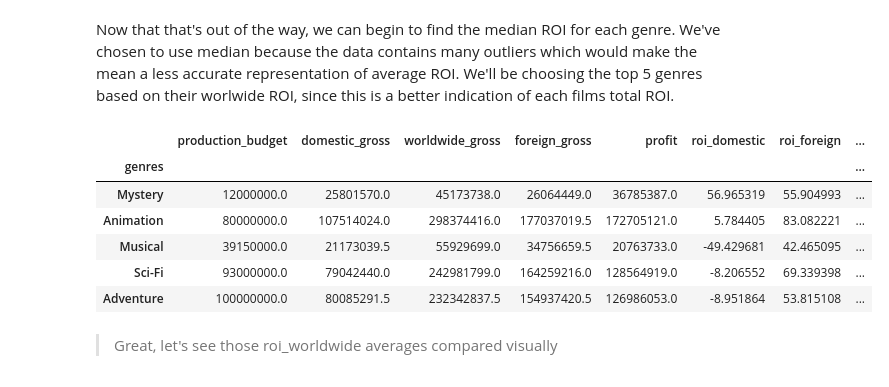
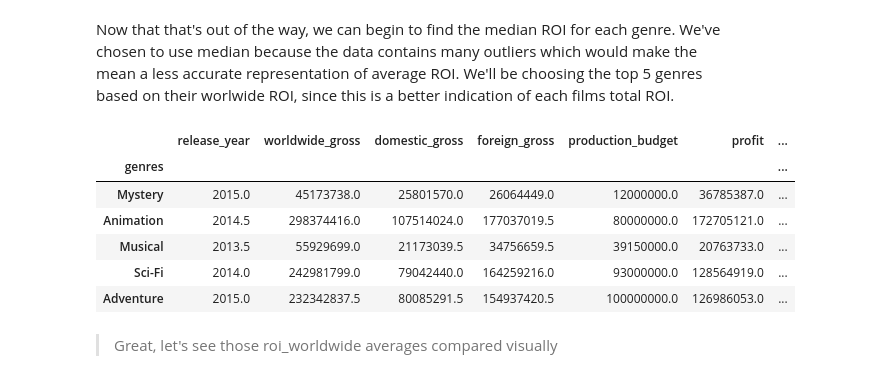
Before and after one commit to learn-co-curriculum/dsc-phase-1-project, a Jupyter notebook: project.ipynb, the cells around one changed output. Saved outputs shown, nothing was run; the diff lists cells and outputs as text; code cells hidden in the pictures.

```diff
--- a/project.ipynb
+++ b/project.ipynb
@@ -83,6 +90,6 @@ df.head(2)
 # %%
 #filter the dataframe to only show movies released in the last ten years
-df = df.loc[(df['release_date'] >= '2011-01-01')]
+df = df.loc[(df['release_year'] >= 2011)]
 df.info()
 # %% [output]
 <class 'pandas.core.frame.DataFrame'>
@@ -106,8 +113,8 @@ dtypes: float64(3), int64(5), object(4)
 memory usage: 133.1+ KB
 # %%
 #the genres for each movie are in a list. I need to seperate the genres so i can perform further analysis
-df = df.explode('genres')#,ignore_index=True)
-df['genres'].unique()
+genres_exp = df.explode('genres')#,ignore_index=True)
+genres_exp['genres'].unique()
 # %% [output]
 array(['Action', 'Adventure', 'Fantasy', 'Sci-Fi', 'Thriller', 'Western',
        'Family', 'Crime', 'Comedy', 'Animation', 'Horror', 'Drama',
@@ -117,18 +124,18 @@ array(['Action', 'Adventure', 'Fantasy', 'Sci-Fi', 'Thriller', 'Western',
 Now that that's out of the way, we can begin to find the median ROI for each genre. We've chosen to use median because the data contains many outliers which would make the mean a less accurate representation of average ROI. We'll be choosing the top 5 genres based on their worlwide ROI, since this is a better indication of each films total ROI.
 # %%
 #I created a new dataframe that by genres and took the median for each column
-filtered_df_median = df.groupby('genres').median()
+filtered_df_median = genres_exp.groupby('genres').median()
 #I am sorting the genres in descending order and only looking at the top 5 genres
 filtered_df_median = filtered_df_median.sort_values(by=['roi_worldwide'], ascending = False)
 filtered_df_median.head(5)
 # %% [output]
-|  | production_budget | domestic_gross | worldwide_gross | foreign_gross | profit | roi_domestic | roi_foreign | ... |
-| genres |  |  |  |  |  |  |  | ... |
-| Mystery | 12000000.0 | 25801570.0 | 45173738.0 | 26064449.0 | 36785387.0 | 56.965319 | 55.904993 | ... |
-| Animation | 80000000.0 | 107514024.0 | 298374416.0 | 177037019.5 | 172705121.0 | 5.784405 | 83.082221 | ... |
-| Musical | 39150000.0 | 21173039.5 | 55929699.0 | 34756659.5 | 20763733.0 | -49.429681 | 42.465095 | ... |
-| Sci-Fi | 93000000.0 | 79042440.0 | 242981799.0 | 164259216.0 | 128564919.0 | -8.206552 | 69.339398 | ... |
-| Adventure | 100000000.0 | 80085291.5 | 232342837.5 | 154937420.5 | 126986053.0 | -8.951864 | 53.815108 | ... |
+|  | release_year | worldwide_gross | domestic_gross | foreign_gross | production_budget | profit | ... |
+| genres |  |  |  |  |  |  | ... |
+| Mystery | 2015.0 | 45173738.0 | 25801570.0 | 26064449.0 | 12000000.0 | 36785387.0 | ... |
+| Animation | 2014.5 | 298374416.0 | 107514024.0 | 177037019.5 | 80000000.0 | 172705121.0 | ... |
+| Musical | 2013.5 | 55929699.0 | 21173039.5 | 34756659.5 | 39150000.0 | 20763733.0 | ... |
+| Sci-Fi | 2014.0 | 242981799.0 | 79042440.0 | 164259216.0 | 93000000.0 | 128564919.0 | ... |
+| Adventure | 2015.0 | 232342837.5 | 80085291.5 | 154937420.5 | 100000000.0 | 126986053.0 | ... |
 # %% [markdown]
 > Great, let's see those roi_worldwide averages compared visually
 # %%
```
Also changed, not shown: parts of 48 cells of this notebook.
